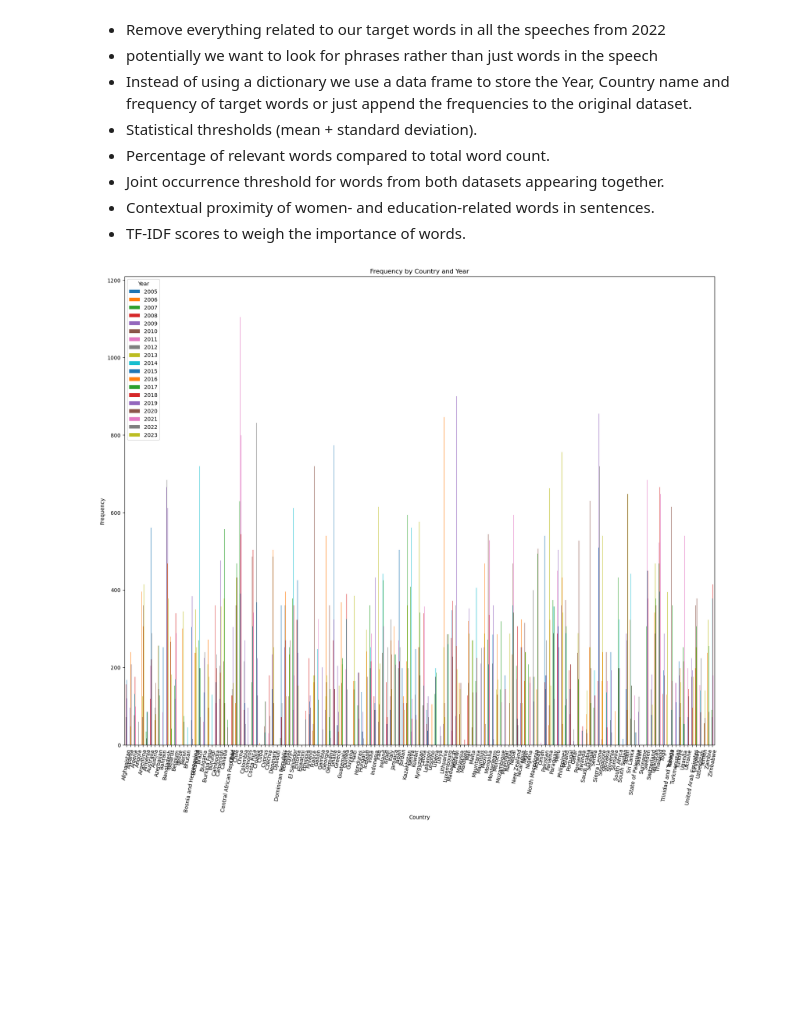
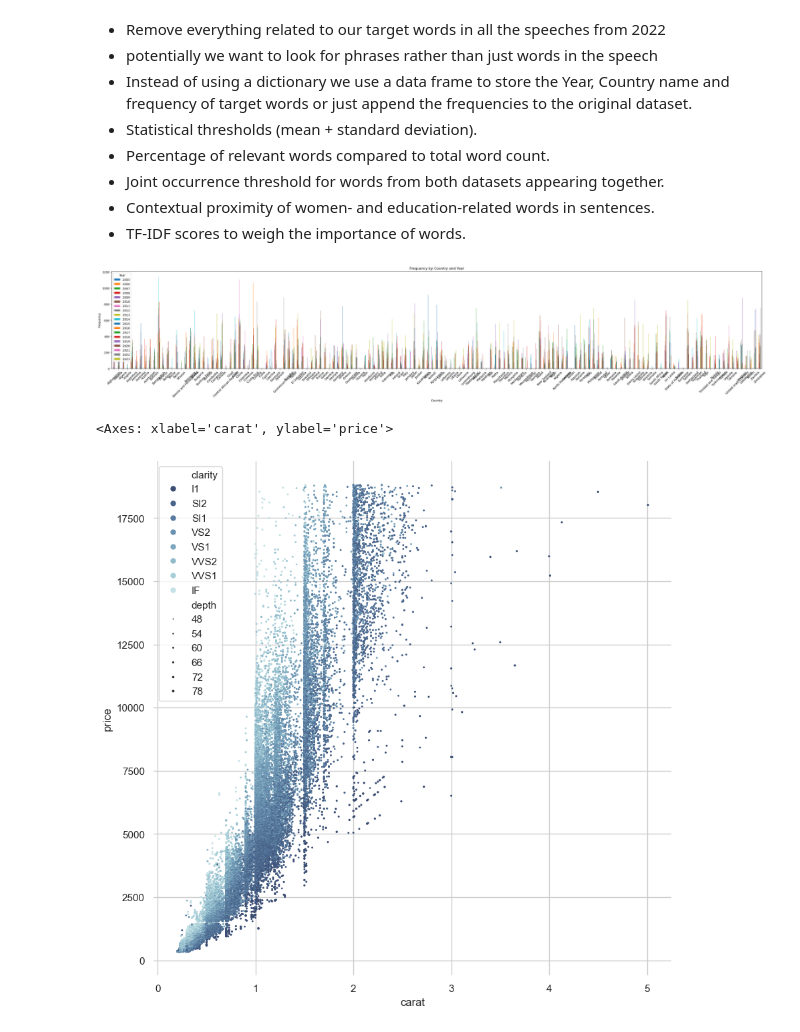
Before and after one commit to KonstantinidouCh/UN-Female-Education, a Jupyter notebook: notebooks/Exploratory Question.ipynb, the cells around one changed output. Saved outputs shown, nothing was run; the diff lists cells and outputs as text; code cells hidden in the pictures; blank space fills up the shorter version.

```diff
--- a/notebooks/Exploratory Question.ipynb
+++ b/notebooks/Exploratory Question.ipynb
@@ -346,19 +346,19 @@ def preprocess(words):
             no_sw.append(w.lower())
     return no_sw
 
-text = final_df.loc["Tunisia",2022]["Speech"]
+text = final_df.loc["Germany",2020]["Speech"]
 
 words = word_tokenize(text)
 words = preprocess(words)
 freq = FreqDist(words)
 
 # lets create a .csv file in data
-target_words_education = ["equitable", "pedagogy", "knowledge", "learning", "learn", "knowledges", "equity",
-                          "development", "teaching", "teacher", "education", "literacy", "numeracy", "vocational",
-                          "technical", "accessible", "primary", "secondary", "tertiary", "degree","degrees",
-                          "university", "college", "school", "phd", "stem", "science", "arts", "technology", "tech",
-                         "cultivate", "student", "students", "academics", "academic", "scholarship"]
-target_words_female = ["gender", "women", "woman", "girl", "girls", "female", "non-binary", "sexes", "equality", "feminist", "feminists",
+# target_words_education = ["equitable", "pedagogy", "knowledge", "learning", "learn", "knowledges", "equity",
+#                           "development", "teaching", "teacher", "education", "literacy", "numeracy", "vocational",
+#                           "technical", "accessible", "primary", "secondary", "tertiary", "degree","degrees",
+#                           "university", "college", "school", "phd", "stem", "science", "arts", "technology", "tech",
+#                          "cultivate", "student", "students", "academics", "academic", "scholarship"]
+target_words = ["gender", "women", "woman", "girl", "girls", "female", "non-binary", "sexes", "equality", "feminist", "feminists",
                        "females", "womans", "queer", "trans", "transgender", "lgbtq", "equity", "binary", "sexes"]
 # %%
 # Assign a variable all of the information from 2022
@@ -375,26 +375,19 @@ def preprocess(words):
     return no_sw
 
 # This function takes in the words of a speech and compares it with our target words
-def count_unique_matches(words, education_words, female_words):
-    total_words = len(words)
-    target_set_education = set(education_words) # Convert to set for faster look ups
-    target_set_female = set(female_words)
-    matched_words_female = [w for w in words if w in target_set_female] # This collects what target words are present in the speech
-    matched_words_education = [w for w in words if w in target_set_education]
-
-    #print((len(matched_words_education) / total_words)* 100)
-    if ((len(matched_words_female) + len(matched_words_education)) / total_words * 100) > 15:
-        if ((len(matched_words_education) / total_words) * 100 > 5 and (len(matched_words_female) / total_words) * 100 > 5):
-            print("true")
-
-    return len(matched_words_female) + len(matched_words_education)  # return the frequency of the matched words in the speech
+def count_unique_matches(words, target_words):
+    target_set = set(target_words) # Convert to set for faster look ups
+    matched_words = [w for w in words if w in target_set] # This collects what target words are present in the speech
+    return len(matched_words)  # return the frequency of the matched words in the speech
 
 # iterate through the 2022 data by row
 for index, row in final_df.iterrows():
     words = word_tokenize(row["Speech"])
     words = preprocess(words)
     # set our key of our dictionary to the country name and let that equal to the frequency of matched words
-    temp_dic[index] =  count_unique_matches(words, target_words_education, target_words_female)
+    temp_dic[index] =  count_unique_matches(words, target_words)
 
-print(temp_dic)
+import operator
+sorted_x = sorted(temp_dic.items(), key=operator.itemgetter(1))
+print(sorted_x)
 # %% [output]
@@ -503,22 +498,54 @@ print(target_set_education.intersection(words), target_set_female.intersection(w
 # %%
 # plot the words to visually see if each year has a pattern
 import matplotlib.pyplot as plt
 
 # 3. Arrange data in feature matrix (or vector if just 1 feature) and Target array
 reset_index = final_df.reset_index()
 
-reset_index.groupby(['Country name', 'Year'])['freq'].sum().unstack().plot(kind='bar', figsize=(20, 16)) # Adjust the size here
+reset_index.groupby(['Country name', 'Year'])['freq'].sum().unstack().plot(kind='bar', figsize=(40, 6))
+
 plt.title('Frequency by Country and Year')
 plt.ylabel('Frequency')
 plt.xticks(rotation=80)
 plt.show()
 
 # Use the positional index for x-axis and 'value' column for y-axis
 #plt.scatter(reset_index.index, reset_index['freq'])
 #plt.xlabel('Index')
 #plt.ylabel('Value')
 #plt.show()
 
 # maybe a heat map will be better?
 # %% [output]
-[figure, old version]
+[figure, new version]
+# %%
+import seaborn as sns
+import matplotlib.pyplot as plt
+sns.set_theme(style="whitegrid")
+
+# reset_index = final_df.reset_index()
+
+# reset_index.groupby(['Country name', 'Year'])['freq'].sum().unstack().plot(kind='bar', figsize=(40, 6))
+# plt.title('Frequency by Country and Year')
+# plt.ylabel('Frequency')
+# plt.xlabel('Country')
+# plt.xticks(rotation=45)
+# plt.show()
+
+# Load the example diamonds dataset
+diamonds = sns.load_dataset("diamonds")
+
+# Draw a scatter plot while assigning point colors and sizes to different
+# variables in the dataset
+f, ax = plt.subplots(figsize=(10, 10))
+sns.despine(f, left=True, bottom=True)
+clarity_ranking = ["I1", "SI2", "SI1", "VS2", "VS1", "VVS2", "VVS1", "IF"]
+sns.scatterplot(x="countries", y="price",
+                hue="clarity", size="depth",
+                palette="ch:r=-.2,d=.3_r",
+                hue_order=clarity_ranking,
+                sizes=(1, 8), linewidth=0,
+                data=diamonds, ax=ax)
+# %% [output]
+<Axes: xlabel='carat', ylabel='price'>
+[figure, added]
```
Also changed, not shown: parts of 7 cells of this notebook.
